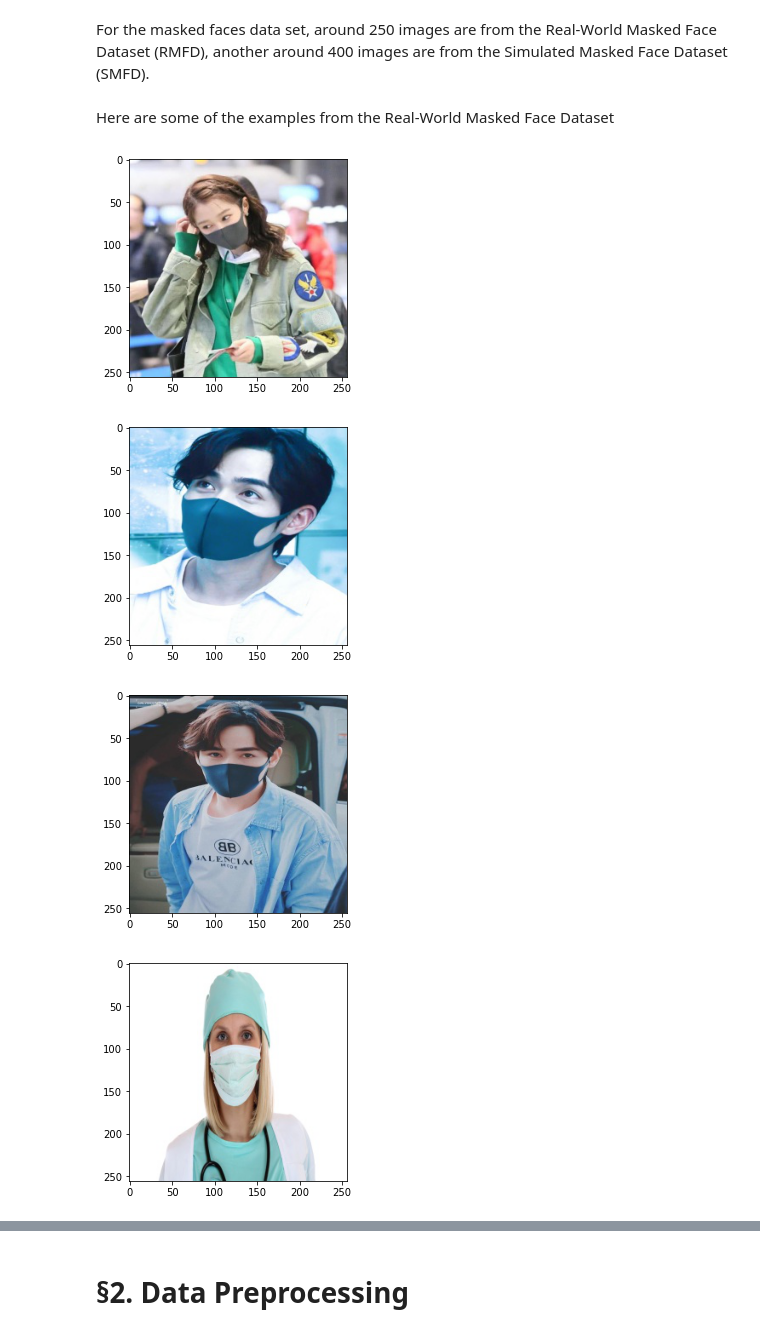
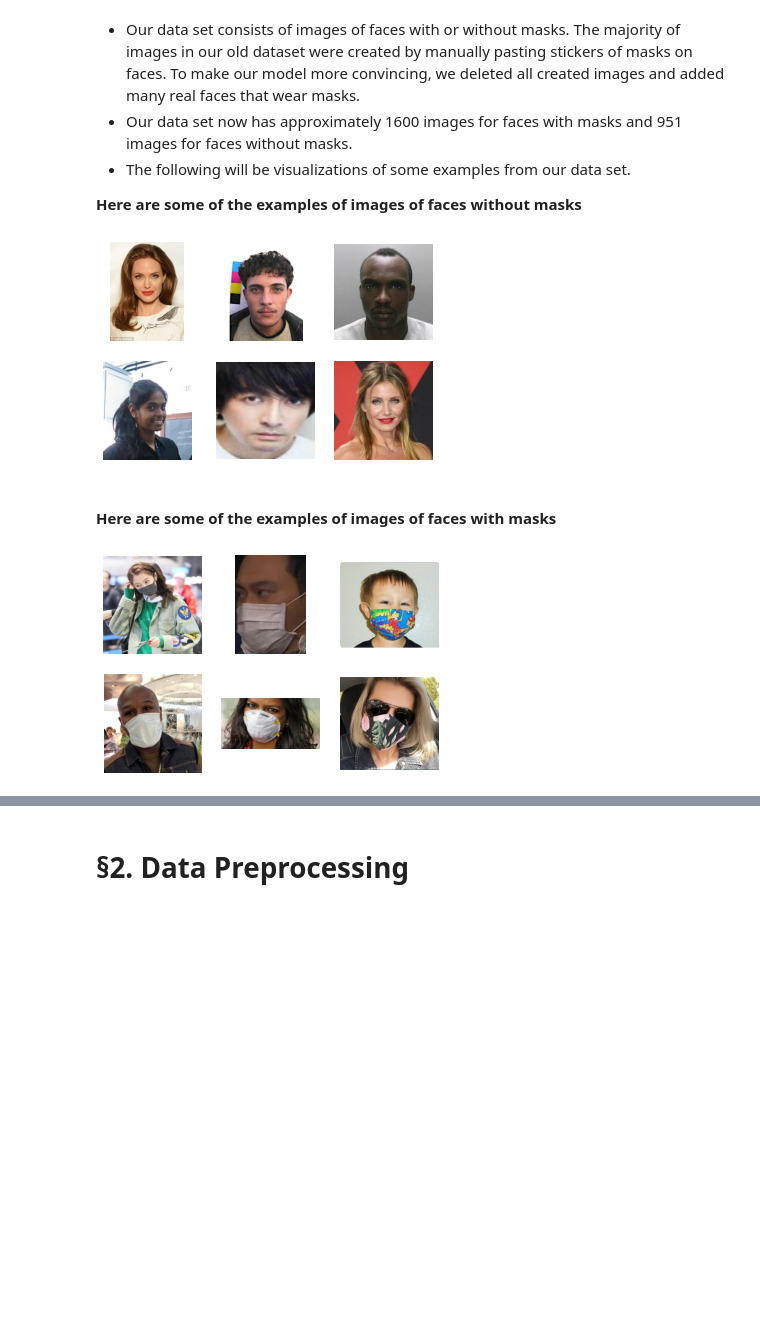
Before and after one commit to GraceShi0321/MasksPlease, a Jupyter notebook: ProjectPresentation.ipynb, the cells around one changed output, grey strips where cells are left out. Saved outputs shown, nothing was run; the diff lists cells and outputs as text; code cells hidden in the pictures; blank space fills up the shorter version.

```diff
--- a/ProjectPresentation.ipynb
+++ b/ProjectPresentation.ipynb
@@ -16,19 +27,42 @@ ImportError: cannot import name 'np_utils' from 'tensorflow.keras.utils' (/opt/a
-# %% [markdown]
-For the masked faces data set, around 250 images are from the Real-World Masked Face Dataset (RMFD), another around 400 images are from the Simulated Masked Face Dataset (SMFD).
-# %% [markdown]
-Here are some of the examples from the Real-World Masked Face Dataset
+# %% [markdown]
+* Our data set consists of images of faces with or without masks. The majority of images in our old dataset were created by manually pasting stickers of masks on faces. To make our model more convincing, we deleted all created images and added many real faces that wear masks.
+* Our data set now has approximately 1600 images for faces with masks and 951 images for faces without masks.
+* The following will be visualizations of some examples from our data set.
+
+**Here are some of the examples of images of faces without masks**
+# %%
+# List of file names
+nomasks_list1 = ["data/without_mask/23.jpg",
+               "data/without_mask/29.jpg",
+               "data/without_mask/96.jpg",
+               "data/without_mask/22.jpg",
+               "data/without_mask/0_0_zhangluyi_0082.jpg",
+               "data/without_mask/74.jpg"]
+
+# Loop through all images, display them
+for i in range(6):
+    ax = plt.subplot(2, 3, i + 1)
+    # read the image and show it
+    plt.imshow(mpimg.imread(nomasks_list1[i]))
+    plt.axis("off")
+# %% [output]
+[figure, added]
+# %% [markdown]
+#### Here are some of the examples of images of faces with masks
 # %%
 # List of file names
-masks_list1 = ["data/with_mask/000 copy 36.jpg", "data/with_mask/001 copy 2.jpg", "data/with_mask/004 copy 2.jpg", "data/with_mask/004 copy 9.jpg"]
+masks_list1 = ["data/with_mask/000 copy 36.jpg",
+               "data/with_mask/0_0_0 copy 21.jpg",
+               "data/with_mask/2398.png",
+               "data/with_mask/with_mask381.jpg",
+               "data/with_mask/with_mask316.jpg",
+               "data/with_mask/0502.png"]
+
 # Loop through all images, display them
-for x in masks_list1:
-    # Read in the image
-    image = mpimg.imread(x)
-    # Show it
-    plt.imshow(image)
-    plt.show()
+for i in range(6):
+    ax = plt.subplot(2, 3, i + 1)
+    # read the image and show it
+    plt.imshow(mpimg.imread(masks_list1[i]))
+    plt.axis("off")
 # %% [output]
-[figure, old version]
+[figure, new version]
-[figure, removed]
-[figure, removed]
-[figure, removed]
```
Also changed, not shown: parts of 46 cells of this notebook, 5 other files.
